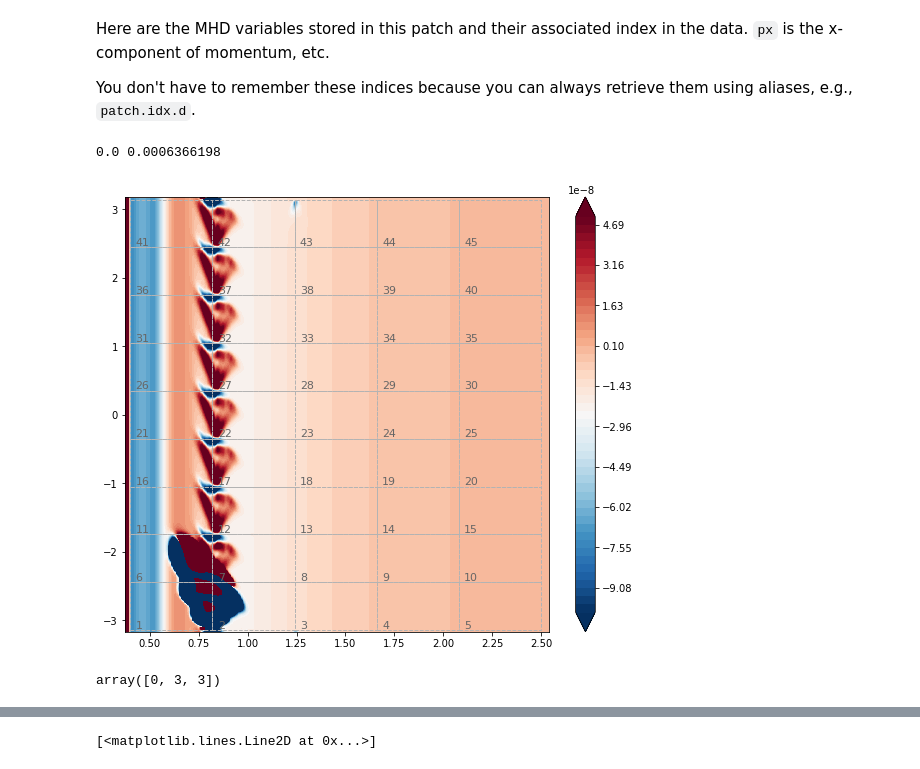
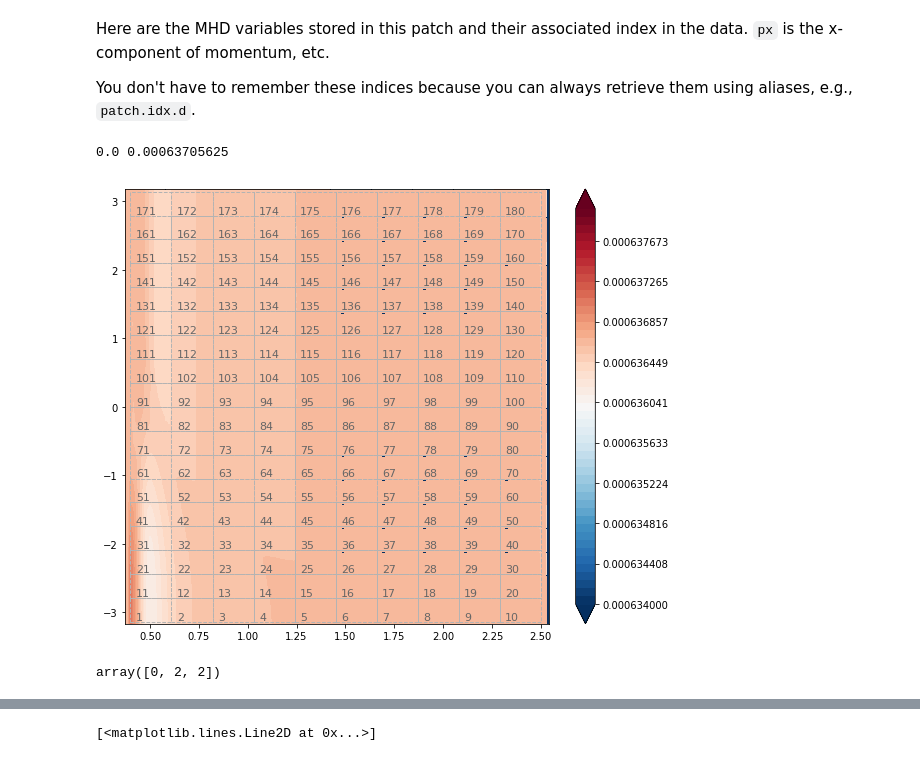
Before and after one commit to Bergemann-Group-development/dispatch, a Jupyter notebook: experiments/devalborro_disk_bench/plotting.ipynb, the cells around one changed output, grey strips where cells are left out. Drawn from its saved outputs; the diff is of its cells as text; code cells hidden in the pictures.

```diff
--- a/experiments/devalborro_disk_bench/plotting.ipynb
+++ b/experiments/devalborro_disk_bench/plotting.ipynb
@@ -73,7 +73,7 @@ plt.rcParams['figure.figsize'] = (9.5, 8)
 # %% [markdown]
 First, read a snapshot.
 # %%
-snap = dispatch.snapshot(iout=9,run='')
+snap = dispatch.snapshot(iout=19,run='')
 print "no. patches:",len(snap.patches)
 p0 = snap.patches[0]
 print "ID:",p0.id
@@ -107,32 +107,33 @@ You don't have to remember these indices because you can always retrieve them us
 # %%
 fig = plt.figure(1) # create figure instance
 fig.clf()
 cax = fig.add_subplot(1,1,1)
-#levels = np.linspace(6.3e-4,6.4e-4,num=50)
-levels = np.linspace(-1.0e-7,5e-8,num=50)
+levels = np.linspace(6.34e-4,6.38e-4,num=50)
+#levels = np.linspace(6e-4,7.6e-4,num=50)
+#levels = np.linspace(-1.0e-7,5e-8,num=50)
 gqmin, gqmax = 1.0e99, -1.0e99
 for p in snap.patches:
-    #rho = p.var(p.idx.d)
-    py = p.var(p.idx.py)
+    rho = p.var(p.idx.d)
+    #py = p.var(p.idx.py)
     gqmin = min(gqmin,rho.min())
     gqmax = max(gqmax,rho.max())
     #print p.id, p.position, rho.min(), rho.max()
-    plt.contourf(np.array(p.y),np.array(p.z),py.squeeze().T,levels,cmap=cm.RdBu_r,extend='both',zorder=0.0)
+    plt.contourf(np.array(p.y),np.array(p.z),rho.squeeze().T,levels,cmap=cm.RdBu_r,extend='both',zorder=0.0)
     edges = patch_grid_edges(p,1,truecoords=True)
     cax.add_patch(edges)
     offset = [2*x for x in p.ng]
     offset[0] = 0
     gn_xpos = p.y[offset[1]]
     gn_ypos = p.z[offset[2]]
     cax.annotate(str(p.id),(gn_xpos,gn_ypos),color='0.4',fontsize=11,zorder=min(p.ds))
 
 plt.colorbar()
 print gqmin,gqmax
 # %% [output]
-0.0 0.0006366198
+0.0 0.00063705625
-[figure, old version]
+[figure, new version]
 # %%
 p0.ng
 # %% [output]
-array([0, 3, 3])
+array([0, 2, 2])
 # %%
```
Also changed, not shown: parts of 2 cells of this notebook.
